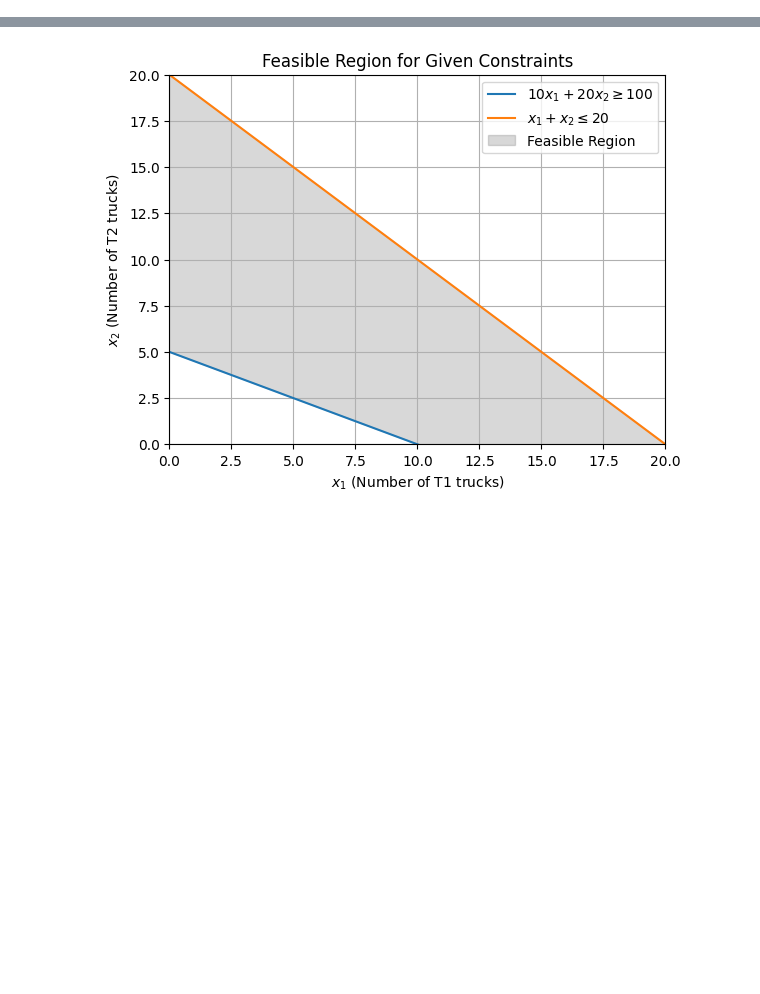
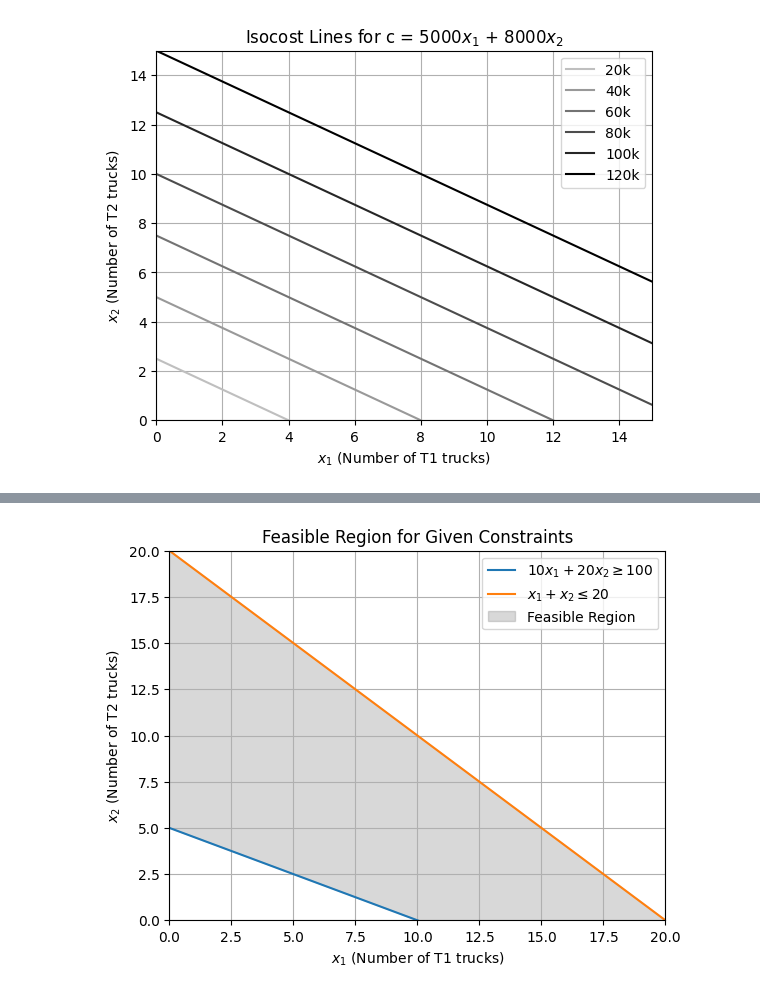
Before and after one commit to anmpahwa/CE5972, a Jupyter notebook: book/content/lecture_05.ipynb, the cells around one changed output, grey strips where cells are left out. Cells and saved outputs as stored; diff of their text form; code cells hidden in the pictures; blank space fills up the shorter version.

```diff
--- a/book/content/lecture_05.ipynb
+++ b/book/content/lecture_05.ipynb
@@ -24,0 +36,30 @@ $$
+# %%
+import numpy as np
+import matplotlib.pyplot as plt
+
+# Define objective function parameters
+c1, c2 = 5000, 8000         # Parameters for the objective function c1 * x1 + c2 * x2
+
+# Define the range of x1 values
+x1 = np.linspace(0, 100, 200)
+
+# Define set of isocost values (C)
+C = [20000, 40000, 60000, 80000, 100000, 120000]  # Adjust these as needed
+
+for i,c in enumerate(C):
+  # Calculate x2 value for iscost line c1x2 + c2x2 = c
+  x2 = (c - c1 * x1) / c2
+  # Plot the isocost lines
+  plt.plot(x1, x2, color=str(0.75-0.15*i), label=f'{c//1000}k')
+
+# Set plot attributes
+plt.xlabel(r'$x_1$ (Number of T1 trucks)')
+plt.ylabel(r'$x_2$ (Number of T2 trucks)')
+plt.title('Isocost Lines for c = 5000$x_1$ + 8000$x_2$')
+plt.legend()
+plt.grid(True)
+plt.xlim(0, 15)
+plt.ylim(0, 15)
+plt.show()
+# %% [output]
+[figure, added]
```
Also changed, not shown: parts of 14 cells of this notebook.
